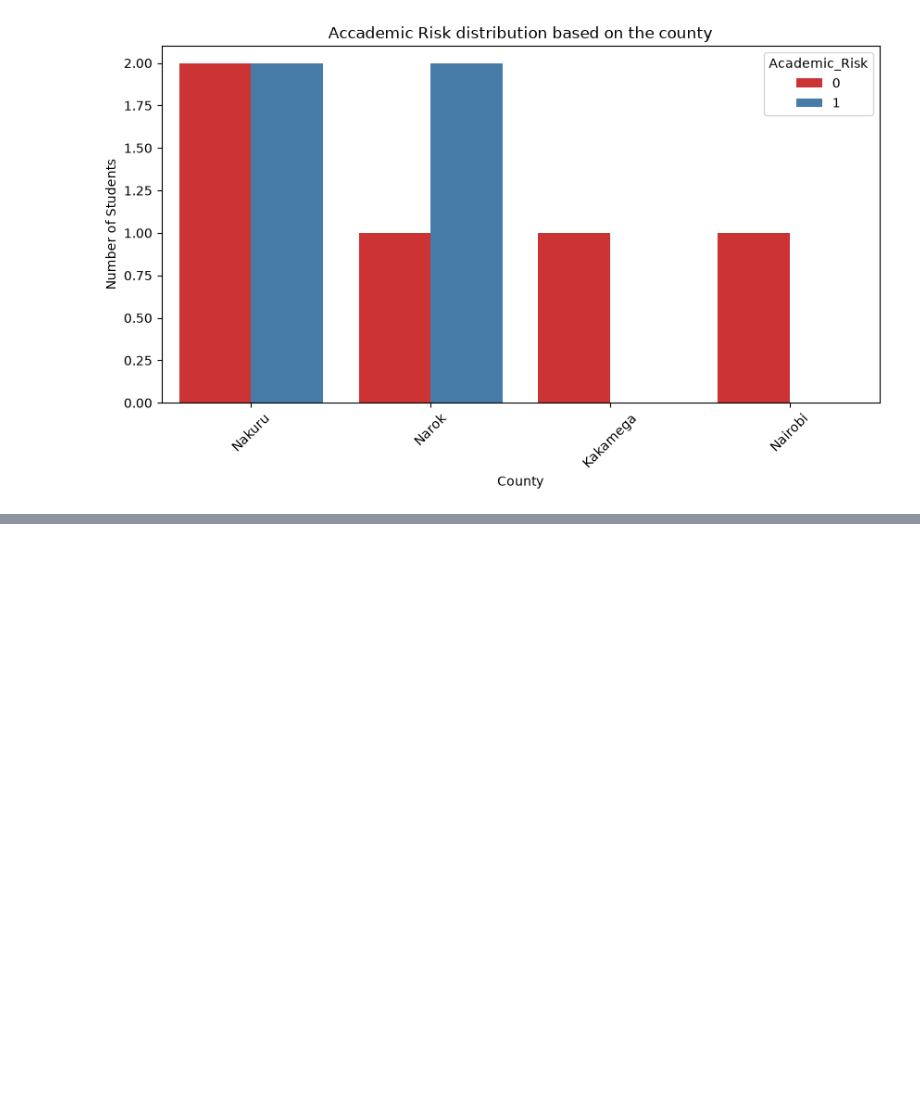
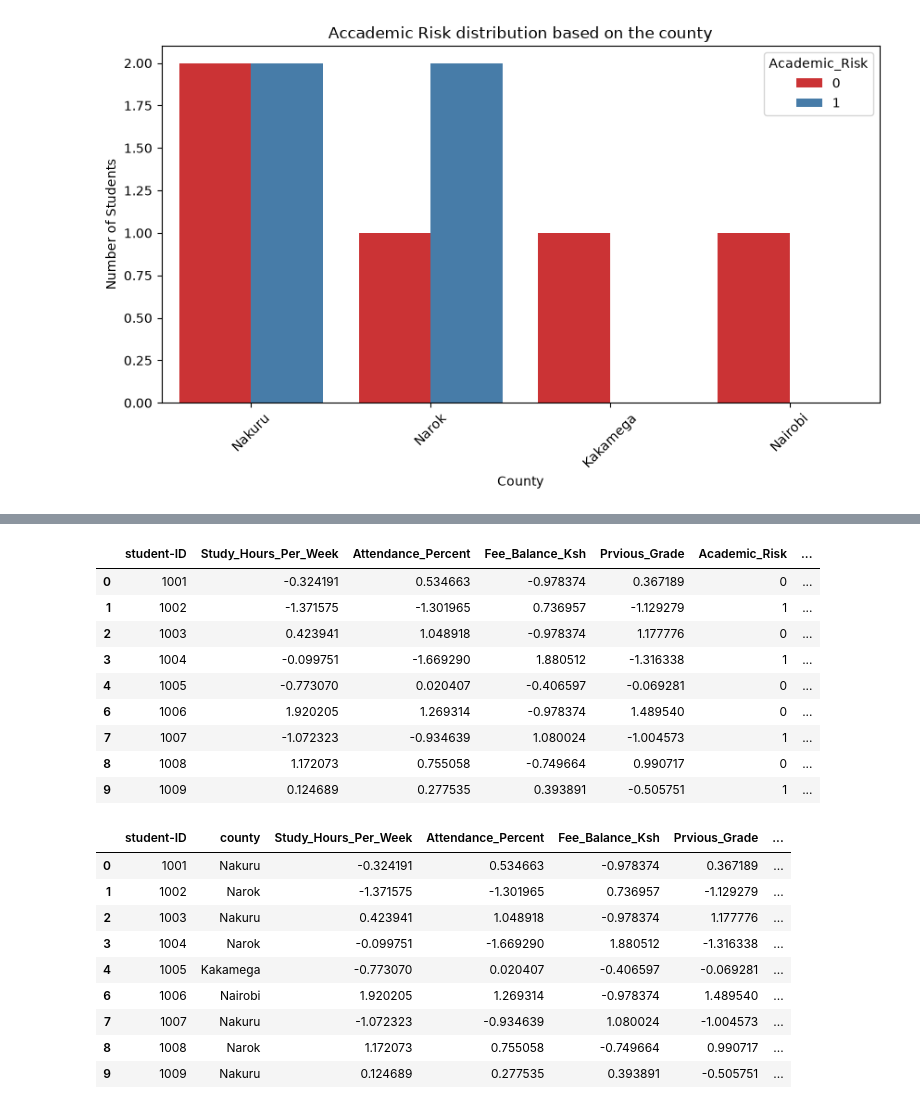
Before and after one commit to FREDRICK18682/student-data-analtic, a Jupyter notebook: studentriskanalysis.ipynb, the cells around one changed output, grey strips where cells are left out. Cells and saved outputs as stored; diff of their text form; code cells hidden in the pictures; blank space fills up the shorter version.

Commit message:
added a stanadization  and encode cell(4)

```diff
--- a/studentriskanalysis.ipynb
+++ b/studentriskanalysis.ipynb
@@ -155,0 +204,43 @@ Summary Statistics
+# %%
+#--- Encoder and standerzation
+# converting the categorical values to numerical values (0 and 1)
+df_encoded = pd.get_dummies(df, columns=['county', 'Student_TYpe'], drop_first=True)
+
+# display thye encode table
+display(df_encoded)
+
+#Standardzing numerical values
+
+#selecting the numerical filed which will be standardized
+num_cols = ['Study_Hours_Per_Week',
+            'Attendance_Percent',
+            'Fee_Balance_Ksh',
+            'Prvious_Grade']
+
+#initializing the scale and applying it
+scale = StandardScaler()
+df[num_cols] = scale.fit_transform(df[num_cols])
+
+# to display the output
+display(df)
+# %% [output]
+|  | student-ID | Study_Hours_Per_Week | Attendance_Percent | Fee_Balance_Ksh | Prvious_Grade | Academic_Risk | ... |
+| 0 | 1001 | -0.324191 | 0.534663 | -0.978374 | 0.367189 | 0 | ... |
+| 1 | 1002 | -1.371575 | -1.301965 | 0.736957 | -1.129279 | 1 | ... |
+| 2 | 1003 | 0.423941 | 1.048918 | -0.978374 | 1.177776 | 0 | ... |
+| 3 | 1004 | -0.099751 | -1.669290 | 1.880512 | -1.316338 | 1 | ... |
+| 4 | 1005 | -0.773070 | 0.020407 | -0.406597 | -0.069281 | 0 | ... |
+| 6 | 1006 | 1.920205 | 1.269314 | -0.978374 | 1.489540 | 0 | ... |
+| 7 | 1007 | -1.072323 | -0.934639 | 1.080024 | -1.004573 | 1 | ... |
+| 8 | 1008 | 1.172073 | 0.755058 | -0.749664 | 0.990717 | 0 | ... |
+| 9 | 1009 | 0.124689 | 0.277535 | 0.393891 | -0.505751 | 1 | ... |
+|  | student-ID | county | Study_Hours_Per_Week | Attendance_Percent | Fee_Balance_Ksh | Prvious_Grade | ... |
+| 0 | 1001 | Nakuru | -0.324191 | 0.534663 | -0.978374 | 0.367189 | ... |
+| 1 | 1002 | Narok | -1.371575 | -1.301965 | 0.736957 | -1.129279 | ... |
+| 2 | 1003 | Nakuru | 0.423941 | 1.048918 | -0.978374 | 1.177776 | ... |
+| 3 | 1004 | Narok | -0.099751 | -1.669290 | 1.880512 | -1.316338 | ... |
+| 4 | 1005 | Kakamega | -0.773070 | 0.020407 | -0.406597 | -0.069281 | ... |
+| 6 | 1006 | Nairobi | 1.920205 | 1.269314 | -0.978374 | 1.489540 | ... |
+| 7 | 1007 | Nakuru | -1.072323 | -0.934639 | 1.080024 | -1.004573 | ... |
+| 8 | 1008 | Narok | 1.172073 | 0.755058 | -0.749664 | 0.990717 | ... |
+| 9 | 1009 | Nakuru | 0.124689 | 0.277535 | 0.393891 | -0.505751 | ... |
```
Also changed, not shown: parts of 2 cells of this notebook.
